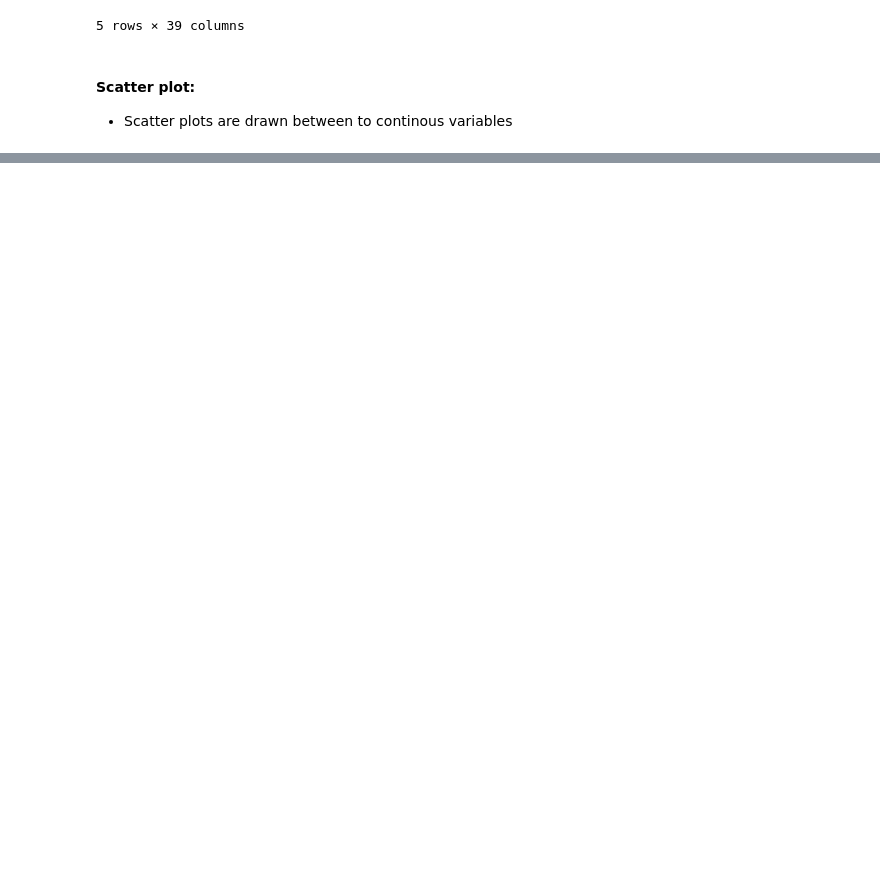
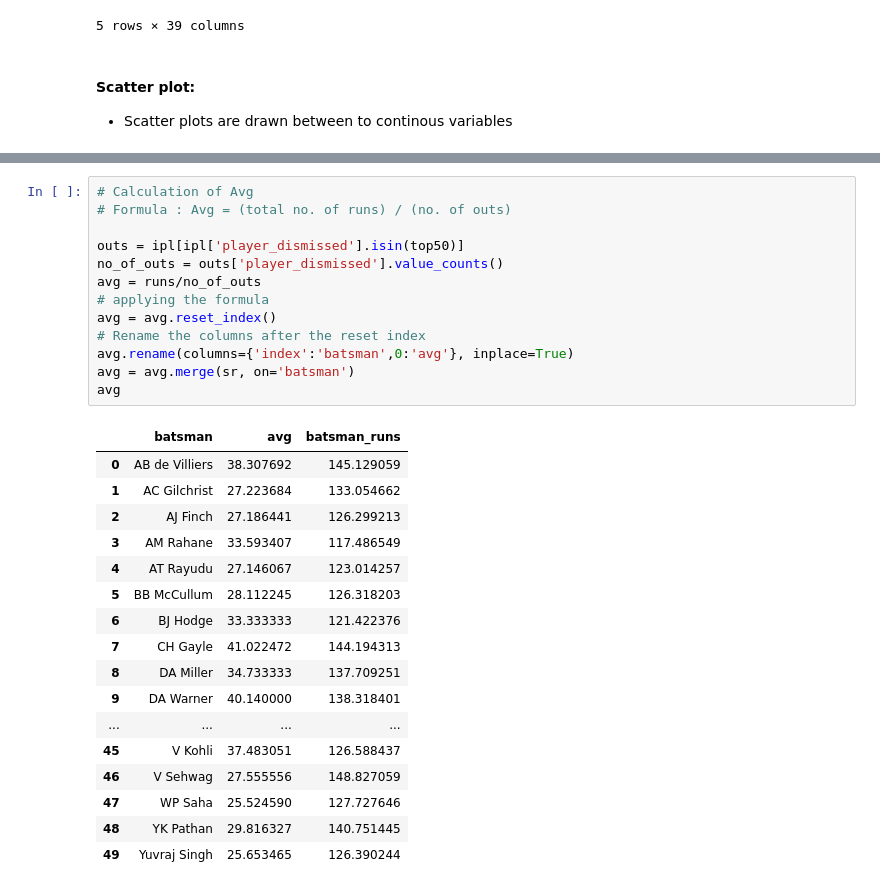
Before and after one commit to akashpagi/PLOTLY-GRAPHING-LIBRARY-FOR-DATA-SCIENCE, a Jupyter notebook: SESSION 24.2 - PLOTLY GRAPH OBJECT.ipynb, the cells around one changed output, grey strips where cells are left out. Drawn from its saved outputs; the diff is of its cells as text; blank space fills up the shorter version.

```diff
--- a/SESSION 24.2 - PLOTLY GRAPH OBJECT.ipynb
+++ b/SESSION 24.2 - PLOTLY GRAPH OBJECT.ipynb
@@ -40,0 +130,31 @@ SyntaxError: incomplete input (606648494.py, line 2)
+# %%
+# Calculation of Avg
+# Formula : Avg = (total no. of runs) / (no. of outs)
+
+outs = ipl[ipl['player_dismissed'].isin(top50)]
+no_of_outs = outs['player_dismissed'].value_counts()
+avg = runs/no_of_outs
+# applying the formula
+avg = avg.reset_index()
+# Rename the columns after the reset index
+avg.rename(columns={'index':'batsman',0:'avg'}, inplace=True)
+avg = avg.merge(sr, on='batsman')
+avg
+# %% [output]
+|  | batsman | avg | batsman_runs |
+| 0 | AB de Villiers | 38.307692 | 145.129059 |
+| 1 | AC Gilchrist | 27.223684 | 133.054662 |
+| 2 | AJ Finch | 27.186441 | 126.299213 |
+| 3 | AM Rahane | 33.593407 | 117.486549 |
+| 4 | AT Rayudu | 27.146067 | 123.014257 |
+| 5 | BB McCullum | 28.112245 | 126.318203 |
+| 6 | BJ Hodge | 33.333333 | 121.422376 |
+| 7 | CH Gayle | 41.022472 | 144.194313 |
+| 8 | DA Miller | 34.733333 | 137.709251 |
+| 9 | DA Warner | 40.140000 | 138.318401 |
+| ... | ... | ... | ... |
+| 45 | V Kohli | 37.483051 | 126.588437 |
+| 46 | V Sehwag | 27.555556 | 148.827059 |
+| 47 | WP Saha | 25.524590 | 127.727646 |
+| 48 | YK Pathan | 29.816327 | 140.751445 |
+| 49 | Yuvraj Singh | 25.653465 | 126.390244 |
```
Also changed, not shown: parts of 8 cells of this notebook.
